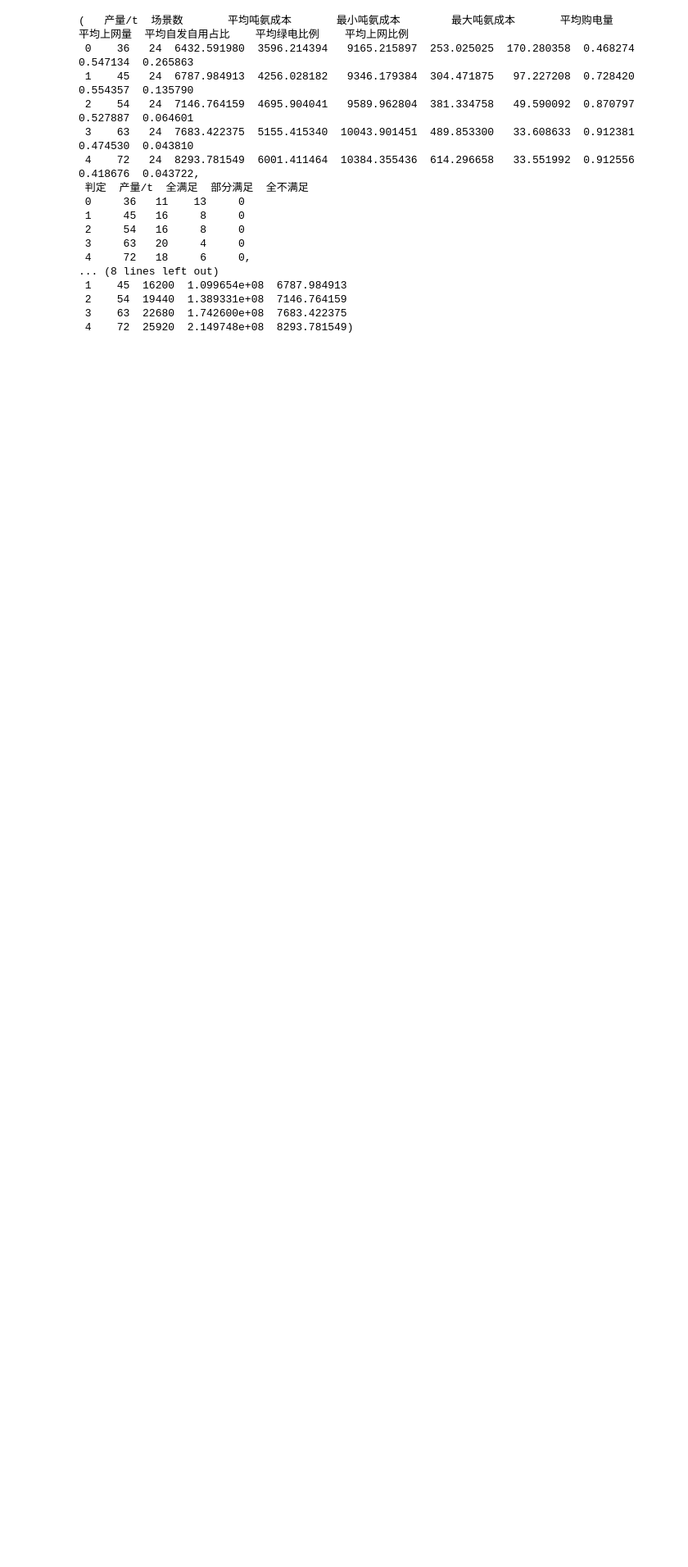
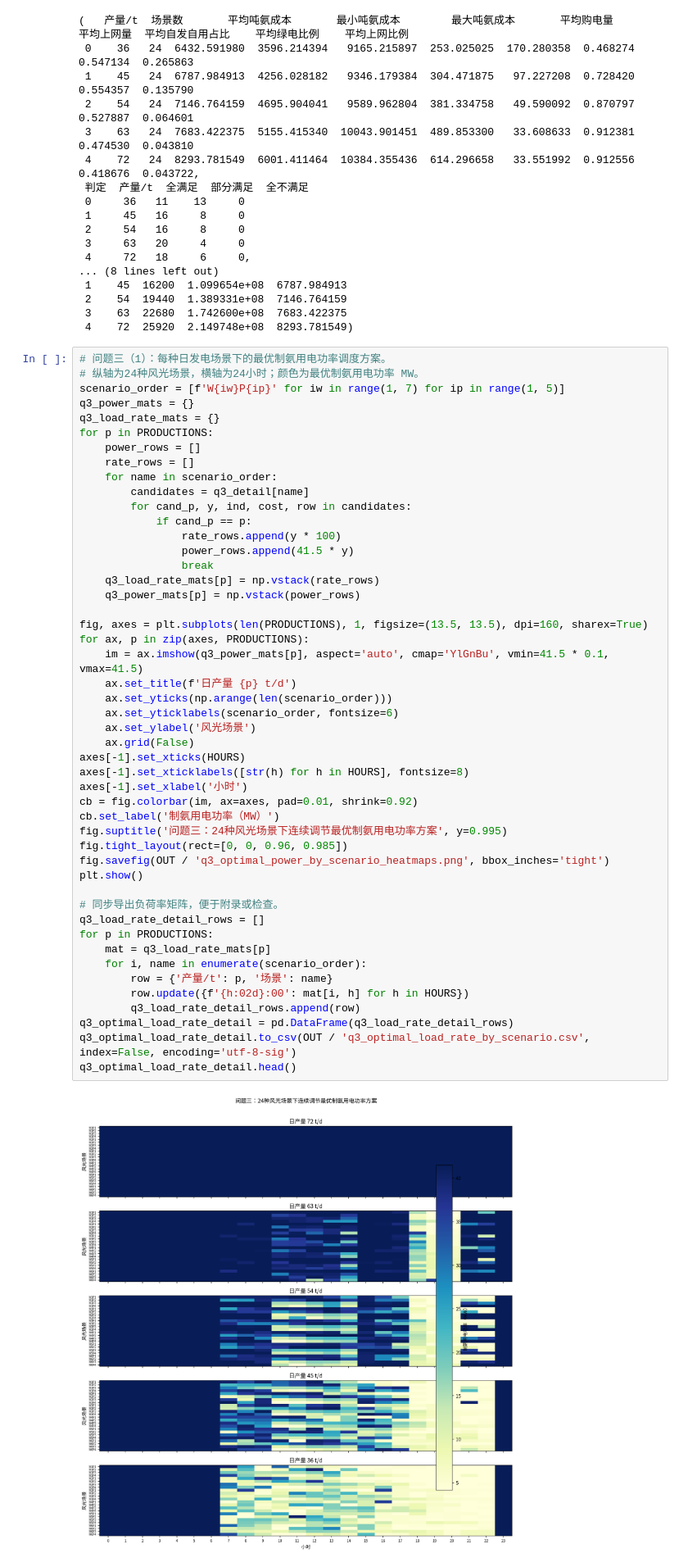
Before and after one commit to wurldwen/---, a Jupyter notebook: A题第1-4题计算代码.ipynb, the cells around one changed output. Shown at 82% size. Drawn from its saved outputs; the diff is of its cells as text; blank space fills up the shorter version.

```diff
--- a/A题第1-4题计算代码.ipynb
+++ b/A题第1-4题计算代码.ipynb
@@ -868,3 +868,53 @@ q3_prod_summary, q3_prod_class, q3_class, annual_prod_q3, annual_total_cost_q3,
  2    54  19440  1.389331e+08  7146.764159
  3    63  22680  1.742600e+08  7683.422375
  4    72  25920  2.149748e+08  8293.781549)
+# %%
+# 问题三（1）：每种日发电场景下的最优制氨用电功率调度方案。
+# 纵轴为24种风光场景，横轴为24小时；颜色为最优制氨用电功率 MW。
+scenario_order = [f'W{iw}P{ip}' for iw in range(1, 7) for ip in range(1, 5)]
+q3_power_mats = {}
+q3_load_rate_mats = {}
+for p in PRODUCTIONS:
+    power_rows = []
+    rate_rows = []
+    for name in scenario_order:
+        candidates = q3_detail[name]
+        for cand_p, y, ind, cost, row in candidates:
+            if cand_p == p:
+                rate_rows.append(y * 100)
+                power_rows.append(41.5 * y)
+                break
+    q3_load_rate_mats[p] = np.vstack(rate_rows)
+    q3_power_mats[p] = np.vstack(power_rows)
+
+fig, axes = plt.subplots(len(PRODUCTIONS), 1, figsize=(13.5, 13.5), dpi=160, sharex=True)
+for ax, p in zip(axes, PRODUCTIONS):
+    im = ax.imshow(q3_power_mats[p], aspect='auto', cmap='YlGnBu', vmin=41.5 * 0.1, vmax=41.5)
+    ax.set_title(f'日产量 {p} t/d')
+    ax.set_yticks(np.arange(len(scenario_order)))
+    ax.set_yticklabels(scenario_order, fontsize=6)
+    ax.set_ylabel('风光场景')
+    ax.grid(False)
+axes[-1].set_xticks(HOURS)
+axes[-1].set_xticklabels([str(h) for h in HOURS], fontsize=8)
+axes[-1].set_xlabel('小时')
+cb = fig.colorbar(im, ax=axes, pad=0.01, shrink=0.92)
+cb.set_label('制氨用电功率（MW）')
+fig.suptitle('问题三：24种风光场景下连续调节最优制氨用电功率方案', y=0.995)
+fig.tight_layout(rect=[0, 0, 0.96, 0.985])
+fig.savefig(OUT / 'q3_optimal_power_by_scenario_heatmaps.png', bbox_inches='tight')
+plt.show()
+
+# 同步导出负荷率矩阵，便于附录或检查。
+q3_load_rate_detail_rows = []
+for p in PRODUCTIONS:
+    mat = q3_load_rate_mats[p]
+    for i, name in enumerate(scenario_order):
+        row = {'产量/t': p, '场景': name}
+        row.update({f'{h:02d}:00': mat[i, h] for h in HOURS})
+        q3_load_rate_detail_rows.append(row)
+q3_optimal_load_rate_detail = pd.DataFrame(q3_load_rate_detail_rows)
+q3_optimal_load_rate_detail.to_csv(OUT / 'q3_optimal_load_rate_by_scenario.csv', index=False, encoding='utf-8-sig')
+q3_optimal_load_rate_detail.head()
+# %% [output]
+[figure, added]
```
Also changed, not shown: parts of 7 cells of this notebook, 23 other files.
